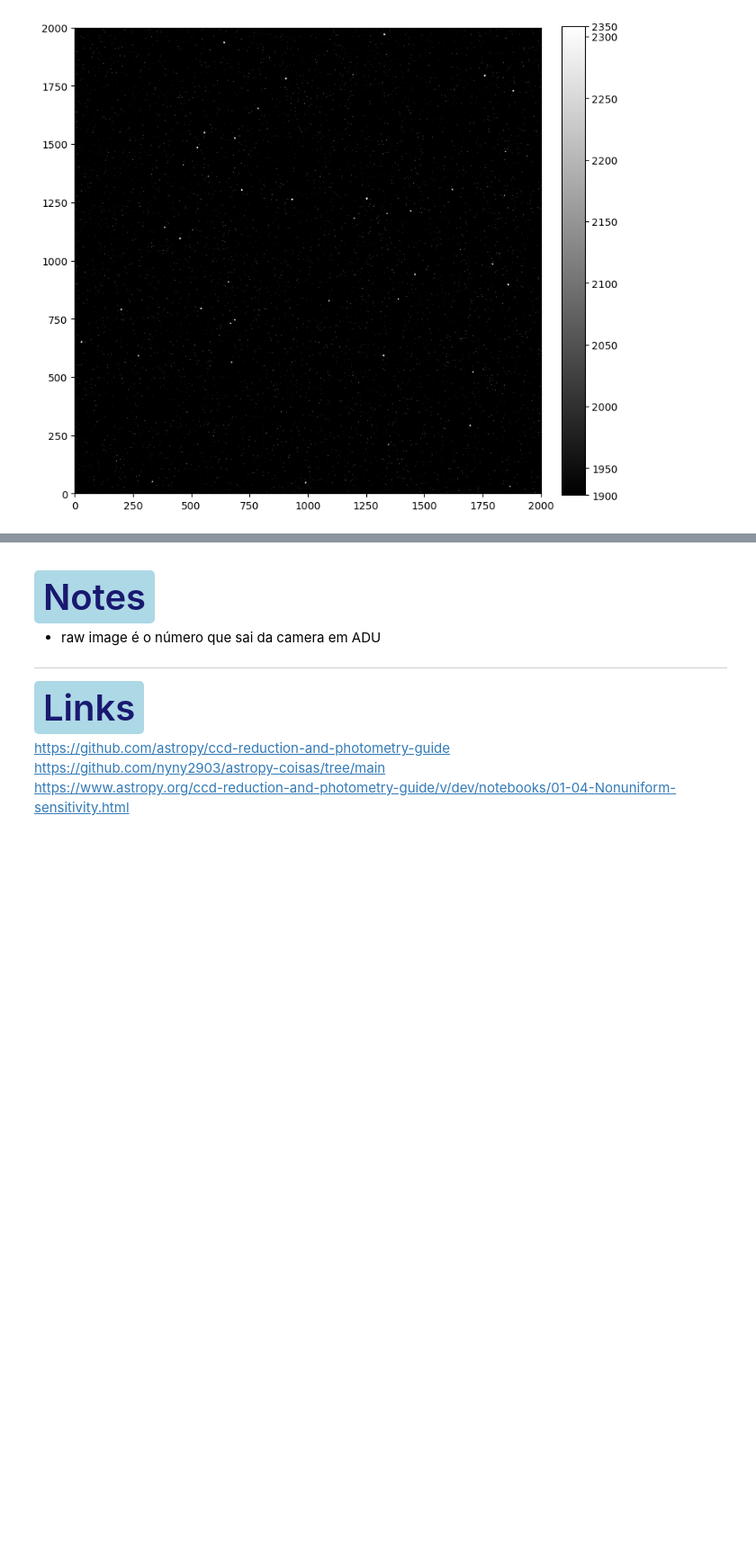
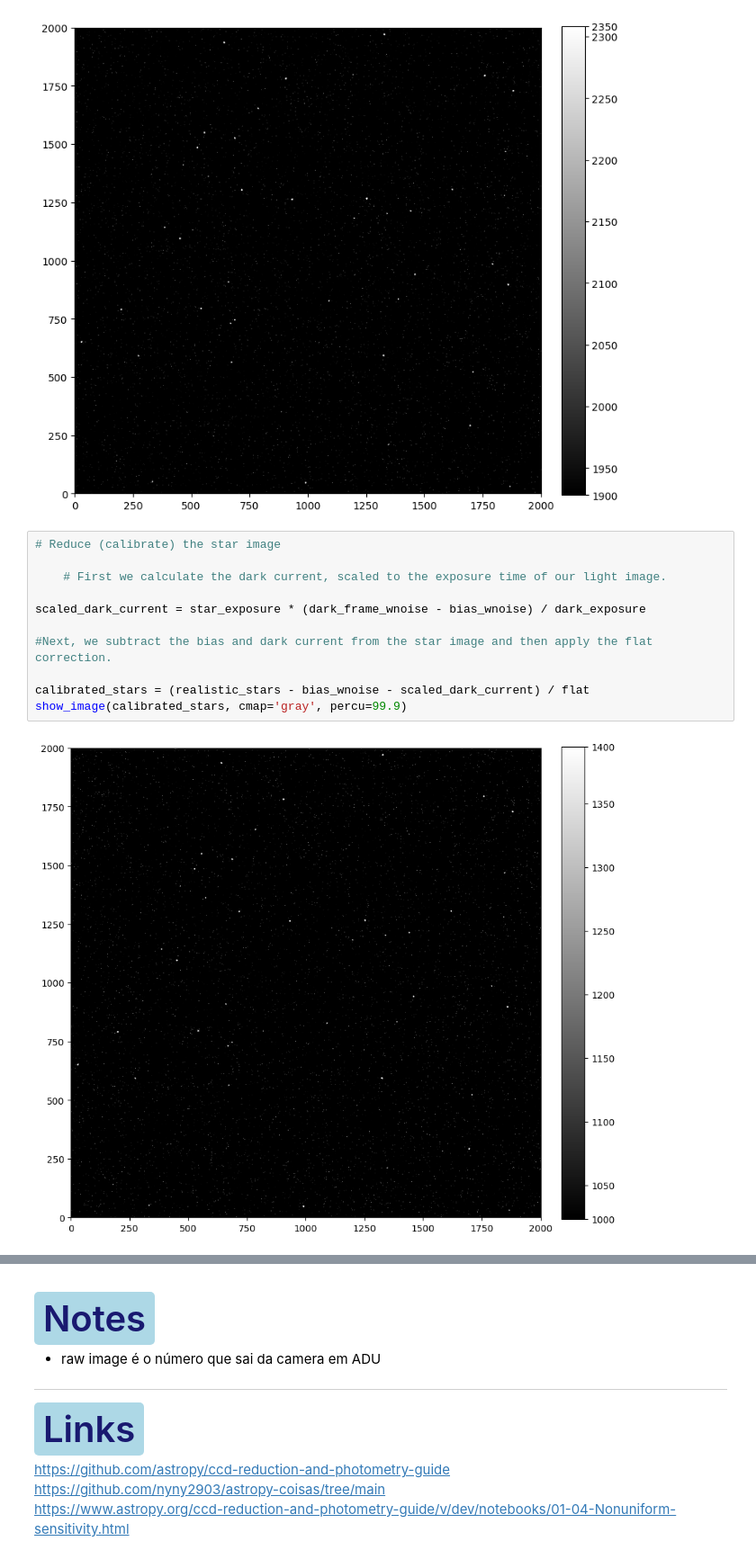
Before and after one commit to nyny2903/astropy-coisas, a Jupyter notebook: Astropy_tutorials/astropy01.4.ipynb, the cells around one changed output, grey strips where cells are left out. Shown at 90% size. Cells and saved outputs as stored; diff of their text form; blank space fills up the shorter version.

```diff
--- a/Astropy_tutorials/astropy01.4.ipynb
+++ b/Astropy_tutorials/astropy01.4.ipynb
@@ -112,3 +112,16 @@ show_image(realistic_stars, cmap='gray', percu=99.9, figsize=(9,9))
 # %% [output]
 <Figure size 1200x1200 with 0 Axes>
 [figure]
+# %%
+# Reduce (calibrate) the star image
+
+    # First we calculate the dark current, scaled to the exposure time of our light image.
+
+scaled_dark_current = star_exposure * (dark_frame_wnoise - bias_wnoise) / dark_exposure
+
+#Next, we subtract the bias and dark current from the star image and then apply the flat correction.
+
+calibrated_stars = (realistic_stars - bias_wnoise - scaled_dark_current) / flat
+show_image(calibrated_stars, cmap='gray', percu=99.9)
+# %% [output]
+[figure, added]
```
Also changed, not shown: parts of 2 cells of this notebook.
